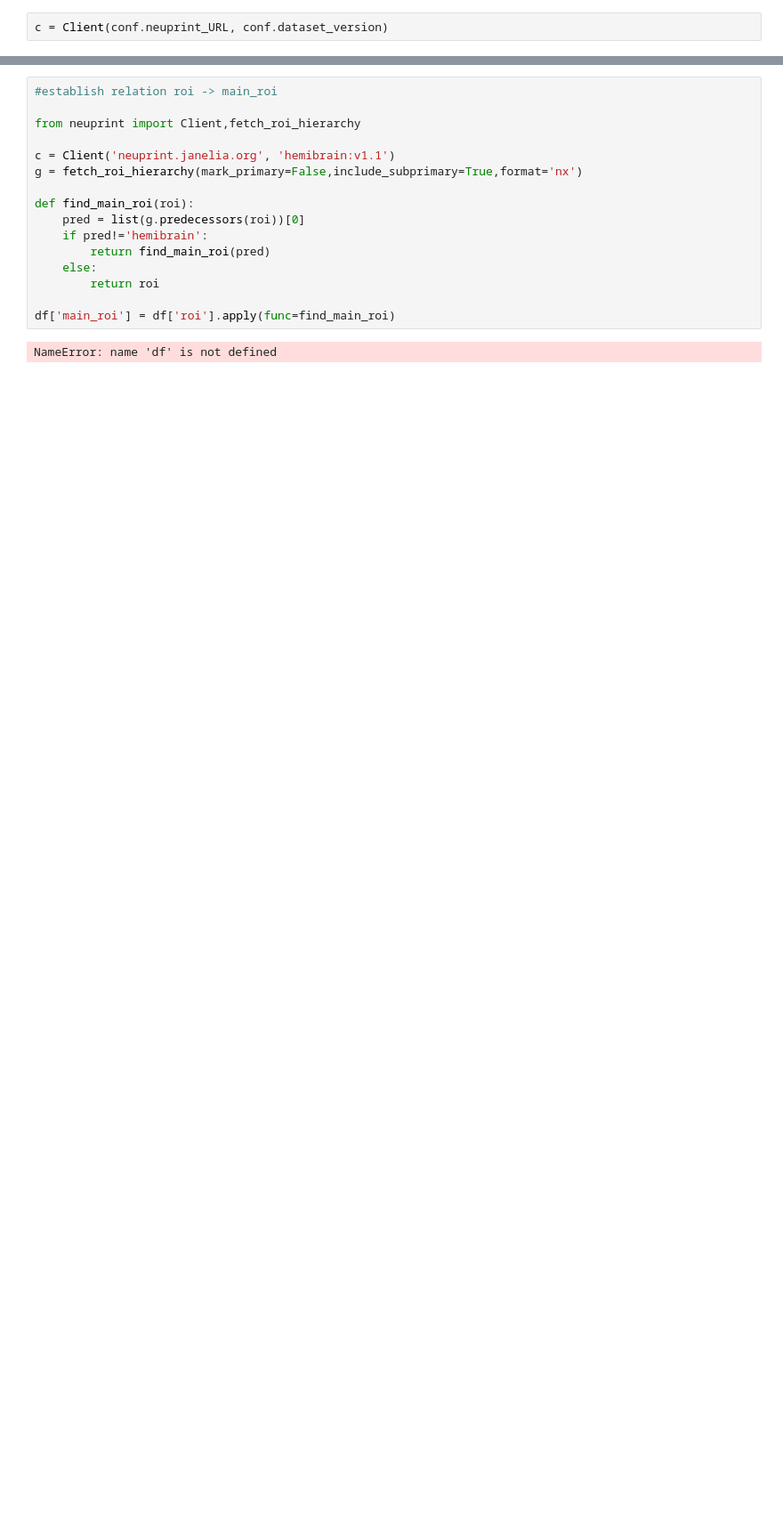
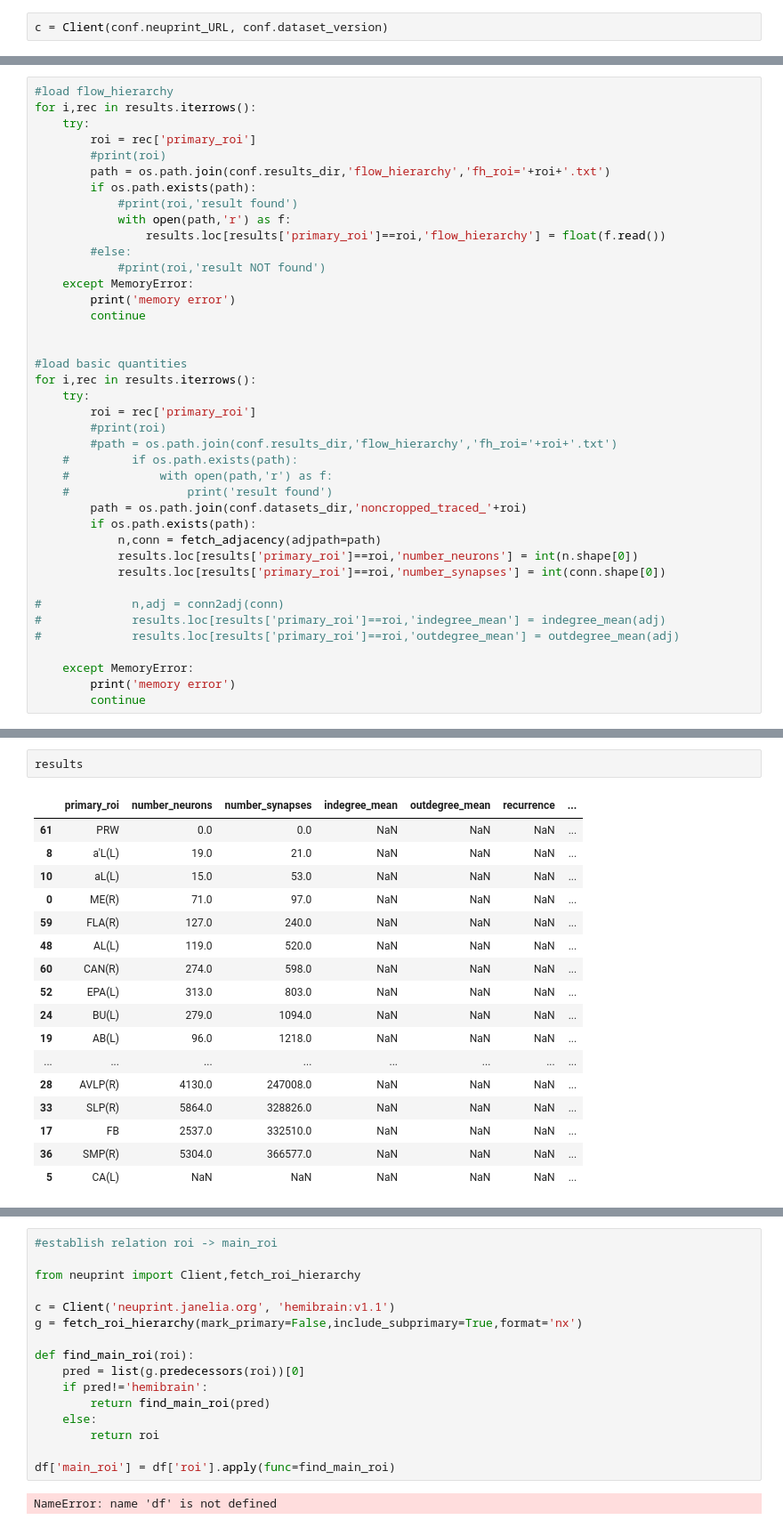
Before and after one commit to grelade/fruitfly, a Jupyter notebook: notebook.ipynb, the cells around one changed output, grey strips where cells are left out. Shown at 89% size. Saved outputs shown, nothing was run; the diff lists cells and outputs as text; blank space fills up the shorter version.

```diff
--- a/notebook.ipynb
+++ b/notebook.ipynb
@@ -178,0 +41,40 @@ hemibrain
+# %%
+#load flow_hierarchy
+for i,rec in results.iterrows():
+    try:
+        roi = rec['primary_roi']
+        #print(roi)
+        path = os.path.join(conf.results_dir,'flow_hierarchy','fh_roi='+roi+'.txt')
+        if os.path.exists(path):
+            #print(roi,'result found')
+            with open(path,'r') as f:
+                results.loc[results['primary_roi']==roi,'flow_hierarchy'] = float(f.read())
+        #else:
+            #print(roi,'result NOT found')
+    except MemoryError:
+        print('memory error')
+        continue
+
+
+#load basic quantities
+for i,rec in results.iterrows():
+    try:
+        roi = rec['primary_roi']
+        #print(roi)
+        #path = os.path.join(conf.results_dir,'flow_hierarchy','fh_roi='+roi+'.txt')
+    #         if os.path.exists(path):
+    #             with open(path,'r') as f:
+    #                 print('result found')
+        path = os.path.join(conf.datasets_dir,'noncropped_traced_'+roi)
+        if os.path.exists(path):
+            n,conn = fetch_adjacency(adjpath=path)
+            results.loc[results['primary_roi']==roi,'number_neurons'] = int(n.shape[0])
+            results.loc[results['primary_roi']==roi,'number_synapses'] = int(conn.shape[0])
+
+#             n,adj = conn2adj(conn)
+#             results.loc[results['primary_roi']==roi,'indegree_mean'] = indegree_mean(adj)
+#             results.loc[results['primary_roi']==roi,'outdegree_mean'] = outdegree_mean(adj)
+
+    except MemoryError:
+        print('memory error')
+        continue
@@ -178,0 +88,20 @@ hemibrain
+# %%
+results
+# %% [output]
+|  | primary_roi | number_neurons | number_synapses | indegree_mean | outdegree_mean | recurrence | ... |
+| 61 | PRW | 0.0 | 0.0 | NaN | NaN | NaN | ... |
+| 8 | a'L(L) | 19.0 | 21.0 | NaN | NaN | NaN | ... |
+| 10 | aL(L) | 15.0 | 53.0 | NaN | NaN | NaN | ... |
+| 0 | ME(R) | 71.0 | 97.0 | NaN | NaN | NaN | ... |
+| 59 | FLA(R) | 127.0 | 240.0 | NaN | NaN | NaN | ... |
+| 48 | AL(L) | 119.0 | 520.0 | NaN | NaN | NaN | ... |
+| 60 | CAN(R) | 274.0 | 598.0 | NaN | NaN | NaN | ... |
+| 52 | EPA(L) | 313.0 | 803.0 | NaN | NaN | NaN | ... |
+| 24 | BU(L) | 279.0 | 1094.0 | NaN | NaN | NaN | ... |
+| 19 | AB(L) | 96.0 | 1218.0 | NaN | NaN | NaN | ... |
+| ... | ... | ... | ... | ... | ... | ... | ... |
+| 28 | AVLP(R) | 4130.0 | 247008.0 | NaN | NaN | NaN | ... |
+| 33 | SLP(R) | 5864.0 | 328826.0 | NaN | NaN | NaN | ... |
+| 17 | FB | 2537.0 | 332510.0 | NaN | NaN | NaN | ... |
+| 36 | SMP(R) | 5304.0 | 366577.0 | NaN | NaN | NaN | ... |
+| 5 | CA(L) | NaN | NaN | NaN | NaN | NaN | ... |
```
Also changed, not shown: parts of 43 cells of this notebook, 6 other files.
